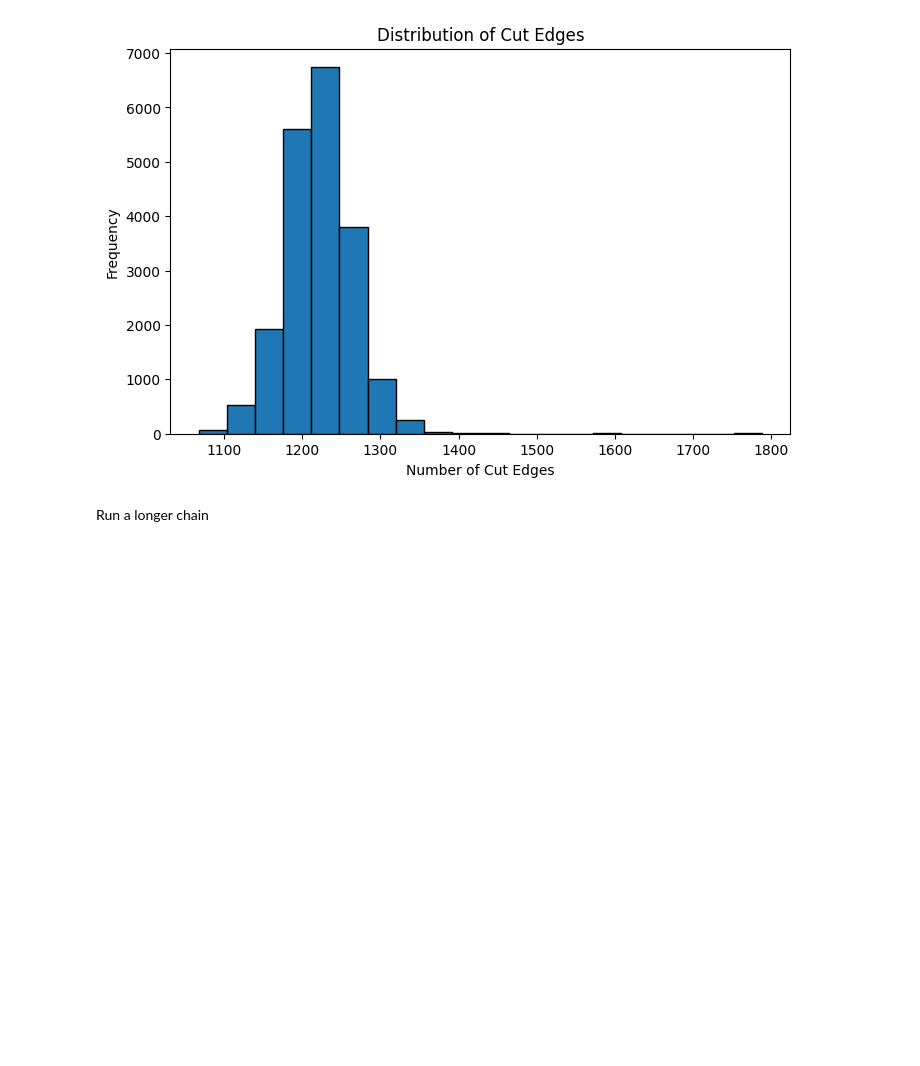
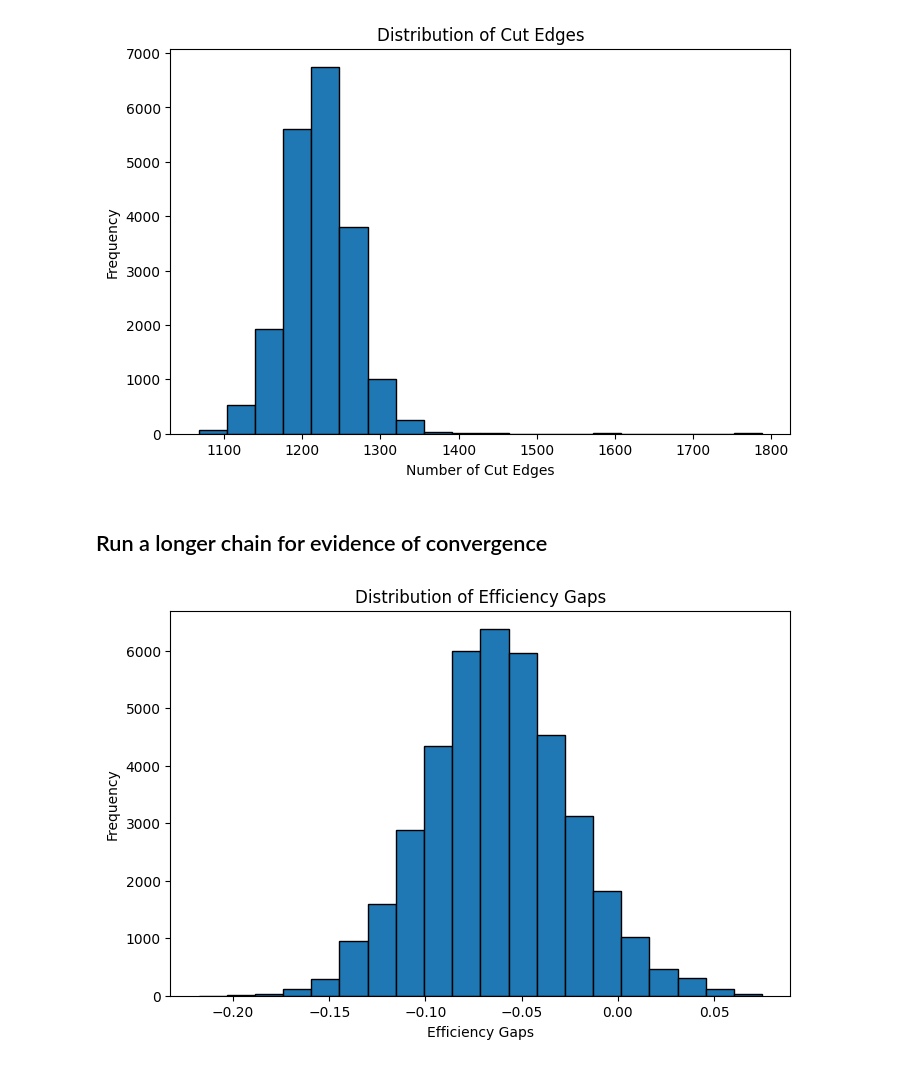
Before and after one commit to kevinzhong1219/virginia-redistricting-analysis, a Jupyter notebook: VA_State_Senate.ipynb, the cells around one changed output. Saved outputs shown, nothing was run; the diff lists cells and outputs as text; code cells hidden in the pictures; blank space fills up the shorter version.

Commit message:
Run a longer recom chain for evidence of convergence. The histograms remain the similar shapes.

```diff
--- a/VA_State_Senate.ipynb
+++ b/VA_State_Senate.ipynb
@@ -344,4 +344,41 @@ plt.show()
 # %% [output]
 [figure]
 # %% [markdown]
-Run a longer chain
+## Run a longer chain for evidence of convergence
+# %%
+# Define Markov Chain
+chain = MarkovChain(
+    proposal=proposal,
+    constraints=constraints_list,
+    accept=always_accept,
+    initial_state=initial_partition,
+    total_steps=40000
+)
+# %%
+# Collect statistics
+efficiency_gaps = []
+dem_won_districts = []
+cut_edges_list = []
+
+for partition in chain:
+    # Efficiency gap (using dem and rep votes per district)
+    eg = partition["election"].efficiency_gap()
+    efficiency_gaps.append(eg)
+
+    # Democratic wins
+    dem_wins = sum(1 for d, r in zip(partition["dem_votes"].values(),
+                                     partition["rep_votes"].values()) if d > r)
+    dem_won_districts.append(dem_wins)
+
+    # Number of cut edges
+    cut_edges_list.append(len(partition["cut_edges"]))
+# %%
+# Plot efficiency gaps
+plt.figure(figsize=(8, 5))
+plt.hist(efficiency_gaps, bins=20, edgecolor='black')
+plt.title("Distribution of Efficiency Gaps")
+plt.xlabel("Efficiency Gaps")
+plt.ylabel("Frequency")
+plt.show()
+# %% [output]
+[figure, added]
```
Also changed, not shown: parts of 2 cells of this notebook.
